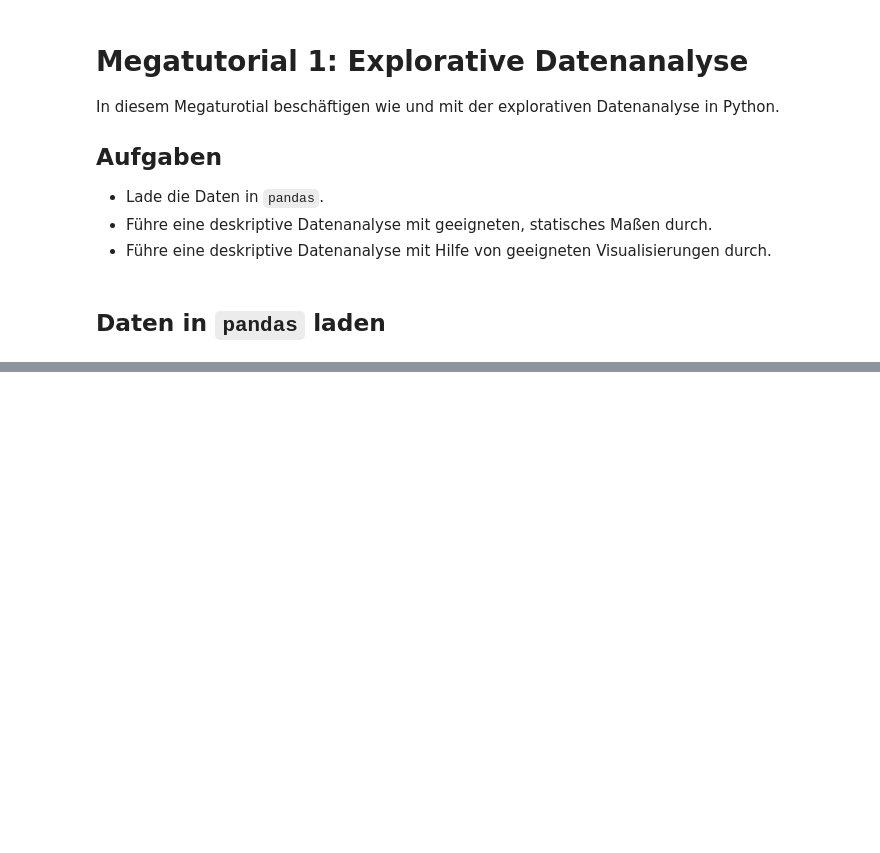
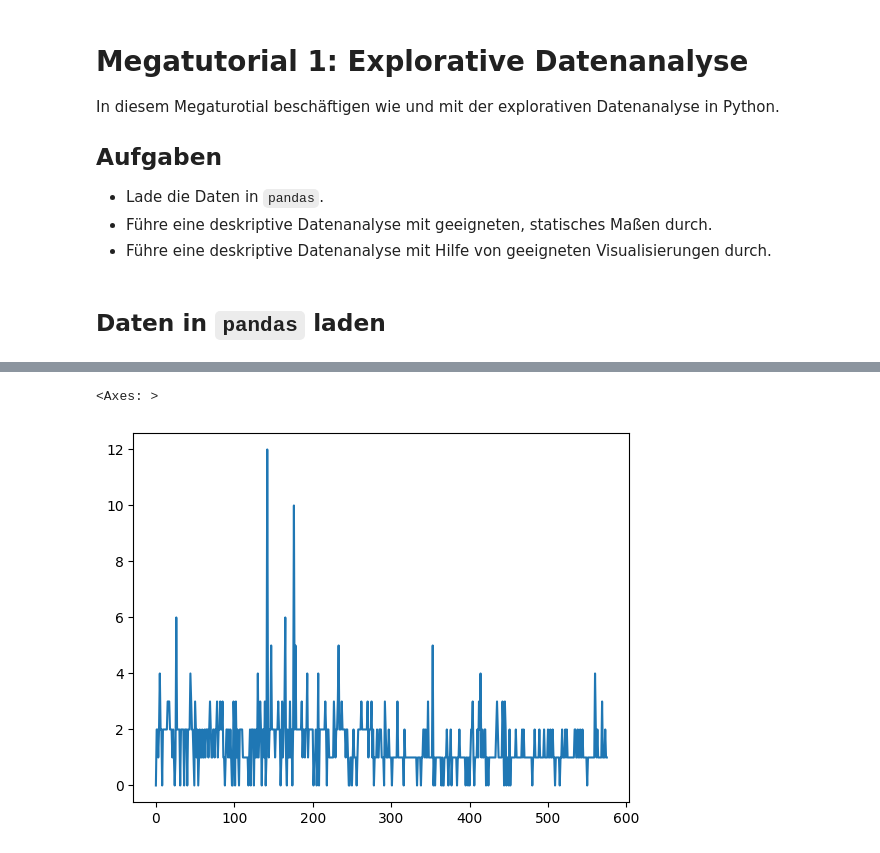
Before and after one commit to 1234johanna/data-science, a Jupyter notebook: IM/lektion_01.ipynb, the cells around one changed output, grey strips where cells are left out. Cells and saved outputs as stored; diff of their text form; code cells hidden in the pictures; blank space fills up the shorter version.

```diff
--- a/IM/lektion_01.ipynb
+++ b/IM/lektion_01.ipynb
@@ -19,0 +152,5 @@ ModuleNotFoundError: No module named 'matplotlib'
+# %%
+data["words_fullname"].plot(kind="line")
+# %% [output]
+<Axes: >
+[figure, added]
```
Also changed, not shown: parts of 22 cells of this notebook.
